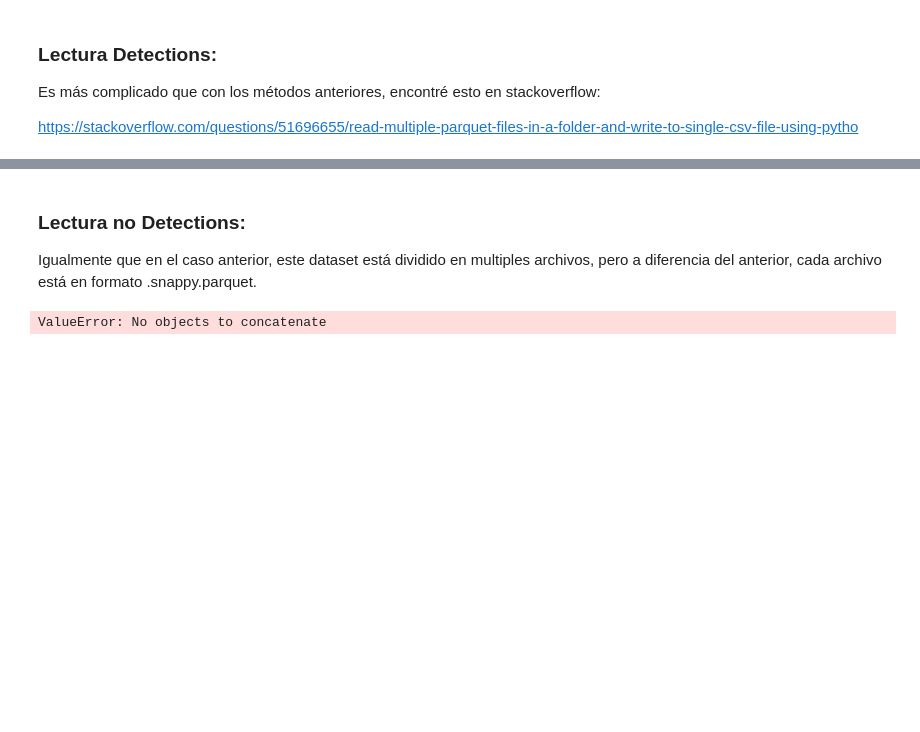
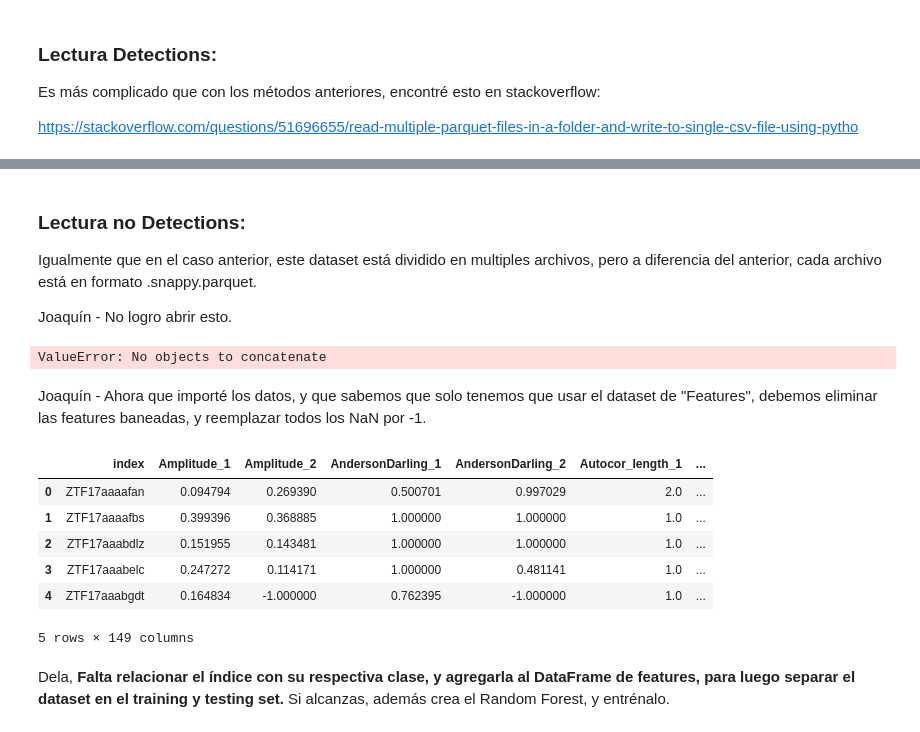
Before and after one commit to CubelliJ/Clasificacion_rapida_ALeRCE, a Jupyter notebook: ALeRCE_Hito_1.ipynb, the cells around one changed output, grey strips where cells are left out. Saved outputs shown, nothing was run; the diff lists cells and outputs as text; code cells hidden in the pictures; blank space fills up the shorter version.

Commit message:
Terminada importacion de archivos y manejo de datos, falta relacionar clase con la respectiva fila del dataset features.

```diff
--- a/ALeRCE_Hito_1.ipynb
+++ b/ALeRCE_Hito_1.ipynb
@@ -235,4 +239,6 @@ KeyError: "None of [Index(['mean_mag_1', 'mean_mag_2', 'min_mag_1', 'min_mag_2',
 ### Lectura no Detections:
 
 Igualmente que en el caso anterior, este dataset está dividido en multiples archivos, pero a diferencia del anterior, cada archivo está en formato .snappy.parquet.
+
+Joaquín - No logro abrir esto.
 # %%
@@ -243,2 +249,19 @@ no_detections = pd.concat(
 # %% [output]
 ValueError: No objects to concatenate
+# %% [markdown]
+Joaquín - Ahora que importé los datos, y que sabemos que solo tenemos que usar el dataset de "Features", debemos eliminar las features baneadas, y reemplazar todos los NaN por -1.
+# %%
+features = features.fillna(-1)
+features = features.drop(banned_features, axis=1)
+# %%
+features.head()
+# %% [output]
+|  | index | Amplitude_1 | Amplitude_2 | AndersonDarling_1 | AndersonDarling_2 | Autocor_length_1 | ... |
+| 0 | ZTF17aaaafan | 0.094794 | 0.269390 | 0.500701 | 0.997029 | 2.0 | ... |
+| 1 | ZTF17aaaafbs | 0.399396 | 0.368885 | 1.000000 | 1.000000 | 1.0 | ... |
+| 2 | ZTF17aaabdlz | 0.151955 | 0.143481 | 1.000000 | 1.000000 | 1.0 | ... |
+| 3 | ZTF17aaabelc | 0.247272 | 0.114171 | 1.000000 | 0.481141 | 1.0 | ... |
+| 4 | ZTF17aaabgdt | 0.164834 | -1.000000 | 0.762395 | -1.000000 | 1.0 | ... |
+5 rows × 149 columns
+# %% [markdown]
+Dela, **Falta relacionar el índice con su respectiva clase, y agregarla al DataFrame de features, para luego separar el dataset en el training y testing set.** Si alcanzas, además crea el Random Forest, y entrénalo.
```
Also changed, not shown: parts of 9 cells of this notebook.
